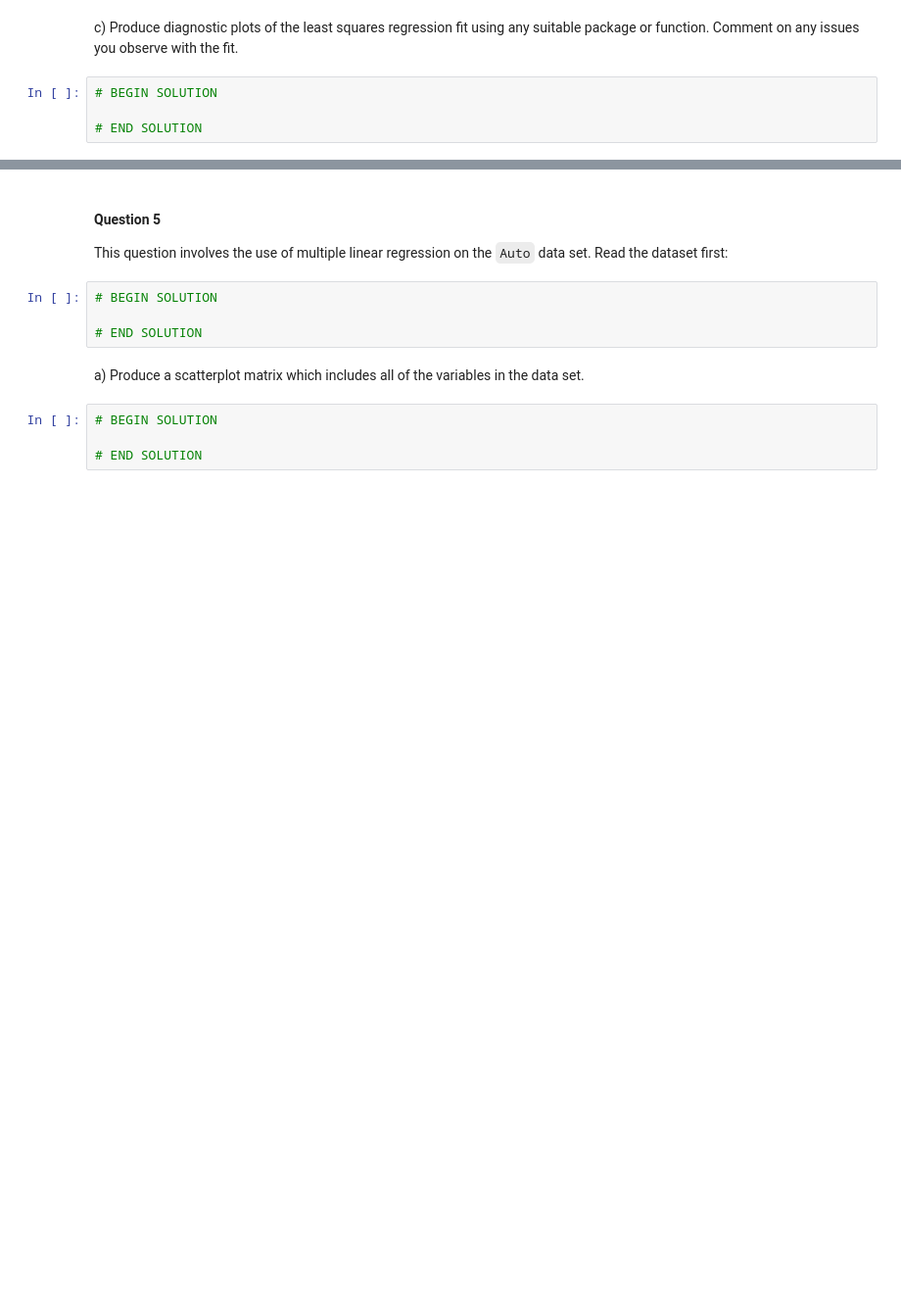
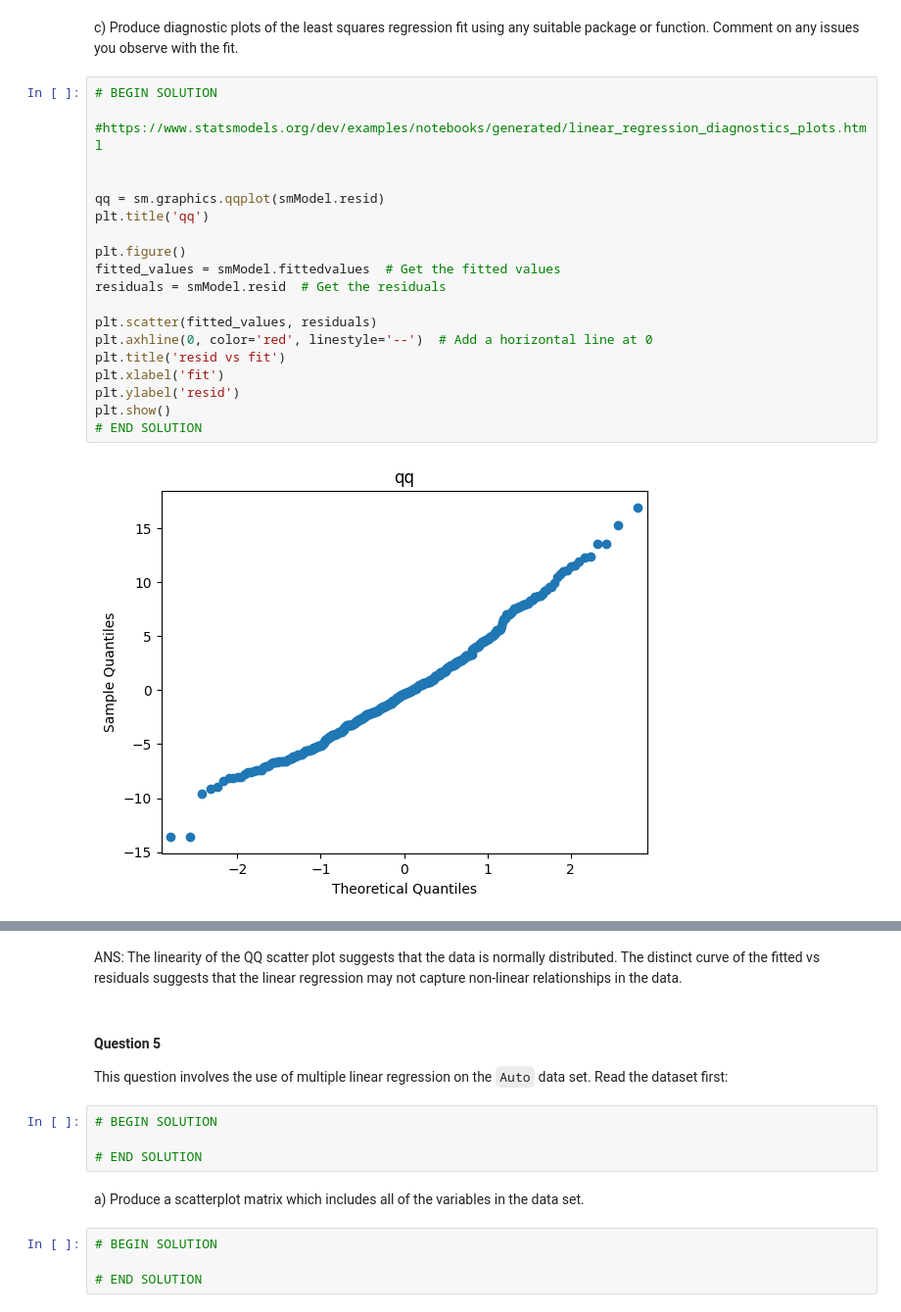
Before and after one commit to christian-ortmann/INFO521, a Jupyter notebook: ortmann_hw3_521.ipynb, the cells around one changed output, grey strips where cells are left out. Shown: that part at 98% size. Cells and saved outputs as stored; diff of their text form; blank space fills up the shorter version.

```diff
--- a/ortmann_hw3_521.ipynb
+++ b/ortmann_hw3_521.ipynb
@@ -186,4 +207,22 @@ c) Produce diagnostic plots of the least squares regression fit using any suitab
 # %%
 # BEGIN SOLUTION
 
+#https://www.statsmodels.org/dev/examples/notebooks/generated/linear_regression_diagnostics_plots.html
+
+
+qq = sm.graphics.qqplot(smModel.resid)
+plt.title('qq')
+
+plt.figure()
+fitted_values = smModel.fittedvalues  # Get the fitted values
+residuals = smModel.resid  # Get the residuals
+
+plt.scatter(fitted_values, residuals)
+plt.axhline(0, color='red', linestyle='--')  # Add a horizontal line at 0
+plt.title('resid vs fit')
+plt.xlabel('fit')
+plt.ylabel('resid')
+plt.show()
 # END SOLUTION
+# %% [output]
+[figure, added]
@@ -190,3 +230,5 @@ c) Produce diagnostic plots of the least squares regression fit using any suitab
+# %% [markdown]
+ANS: The linearity of the QQ scatter plot suggests that the data is normally distributed. The distinct curve of the fitted vs residuals suggests that the linear regression may not capture non-linear relationships in the data.
 # %% [markdown]
 #### Question 5
 
```
Also changed, not shown: parts of 6 cells of this notebook.
